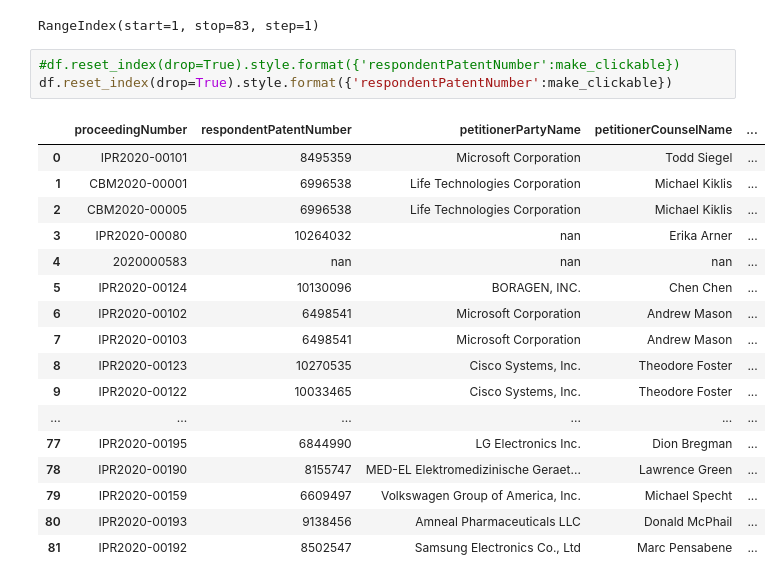
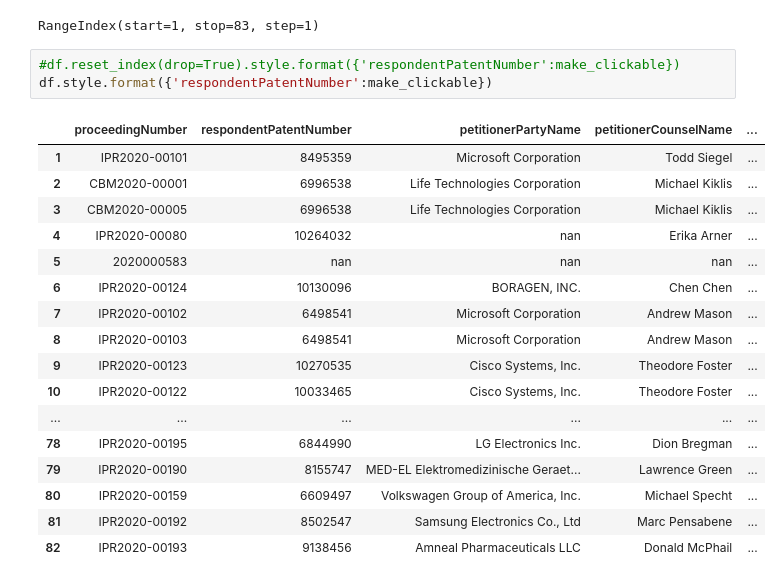
Before and after one commit to shao-shuai/patent_data_python, a Jupyter notebook: PTAB_Nov.ipynb, the cells around one changed output. Drawn from its saved outputs; the diff is of its cells as text.

```diff
--- a/PTAB_Nov.ipynb
+++ b/PTAB_Nov.ipynb
@@ -38,25 +26,25 @@ df.index
 RangeIndex(start=1, stop=83, step=1)
 # %%
 #df.reset_index(drop=True).style.format({'respondentPatentNumber':make_clickable})
-df.reset_index(drop=True).style.format({'respondentPatentNumber':make_clickable})
+df.style.format({'respondentPatentNumber':make_clickable})
 # %% [output]
 |  | proceedingNumber | respondentPatentNumber | petitionerPartyName | petitionerCounselName | ... |
-| 0 | IPR2020-00101 | 8495359 | Microsoft Corporation | Todd Siegel | ... |
-| 1 | CBM2020-00001 | 6996538 | Life Technologies Corporation | Michael Kiklis | ... |
-| 2 | CBM2020-00005 | 6996538 | Life Technologies Corporation | Michael Kiklis | ... |
-| 3 | IPR2020-00080 | 10264032 | nan | Erika Arner | ... |
-| 4 | 2020000583 | nan | nan | nan | ... |
-| 5 | IPR2020-00124 | 10130096 | BORAGEN, INC. | Chen Chen | ... |
-| 6 | IPR2020-00102 | 6498541 | Microsoft Corporation | Andrew Mason | ... |
-| 7 | IPR2020-00103 | 6498541 | Microsoft Corporation | Andrew Mason | ... |
-| 8 | IPR2020-00123 | 10270535 | Cisco Systems, Inc. | Theodore Foster | ... |
-| 9 | IPR2020-00122 | 10033465 | Cisco Systems, Inc. | Theodore Foster | ... |
+| 1 | IPR2020-00101 | 8495359 | Microsoft Corporation | Todd Siegel | ... |
+| 2 | CBM2020-00001 | 6996538 | Life Technologies Corporation | Michael Kiklis | ... |
+| 3 | CBM2020-00005 | 6996538 | Life Technologies Corporation | Michael Kiklis | ... |
+| 4 | IPR2020-00080 | 10264032 | nan | Erika Arner | ... |
+| 5 | 2020000583 | nan | nan | nan | ... |
+| 6 | IPR2020-00124 | 10130096 | BORAGEN, INC. | Chen Chen | ... |
+| 7 | IPR2020-00102 | 6498541 | Microsoft Corporation | Andrew Mason | ... |
+| 8 | IPR2020-00103 | 6498541 | Microsoft Corporation | Andrew Mason | ... |
+| 9 | IPR2020-00123 | 10270535 | Cisco Systems, Inc. | Theodore Foster | ... |
+| 10 | IPR2020-00122 | 10033465 | Cisco Systems, Inc. | Theodore Foster | ... |
 | ... | ... | ... | ... | ... | ... |
-| 77 | IPR2020-00195 | 6844990 | LG Electronics Inc. | Dion Bregman | ... |
-| 78 | IPR2020-00190 | 8155747 | MED-EL Elektromedizinische Geraet... | Lawrence Green | ... |
-| 79 | IPR2020-00159 | 6609497 | Volkswagen Group of America, Inc. | Michael Specht | ... |
-| 80 | IPR2020-00193 | 9138456 | Amneal Pharmaceuticals LLC | Donald McPhail | ... |
+| 78 | IPR2020-00195 | 6844990 | LG Electronics Inc. | Dion Bregman | ... |
+| 79 | IPR2020-00190 | 8155747 | MED-EL Elektromedizinische Geraet... | Lawrence Green | ... |
+| 80 | IPR2020-00159 | 6609497 | Volkswagen Group of America, Inc. | Michael Specht | ... |
 | 81 | IPR2020-00192 | 8502547 | Samsung Electronics Co., Ltd | Marc Pensabene | ... |
+| 82 | IPR2020-00193 | 9138456 | Amneal Pharmaceuticals LLC | Donald McPhail | ... |
 # %%
 ax = df['petitionerPartyName'].value_counts().plot(kind='bar',
                                     figsize=(14,8),
```
Also changed, not shown: parts of 2 cells of this notebook.
